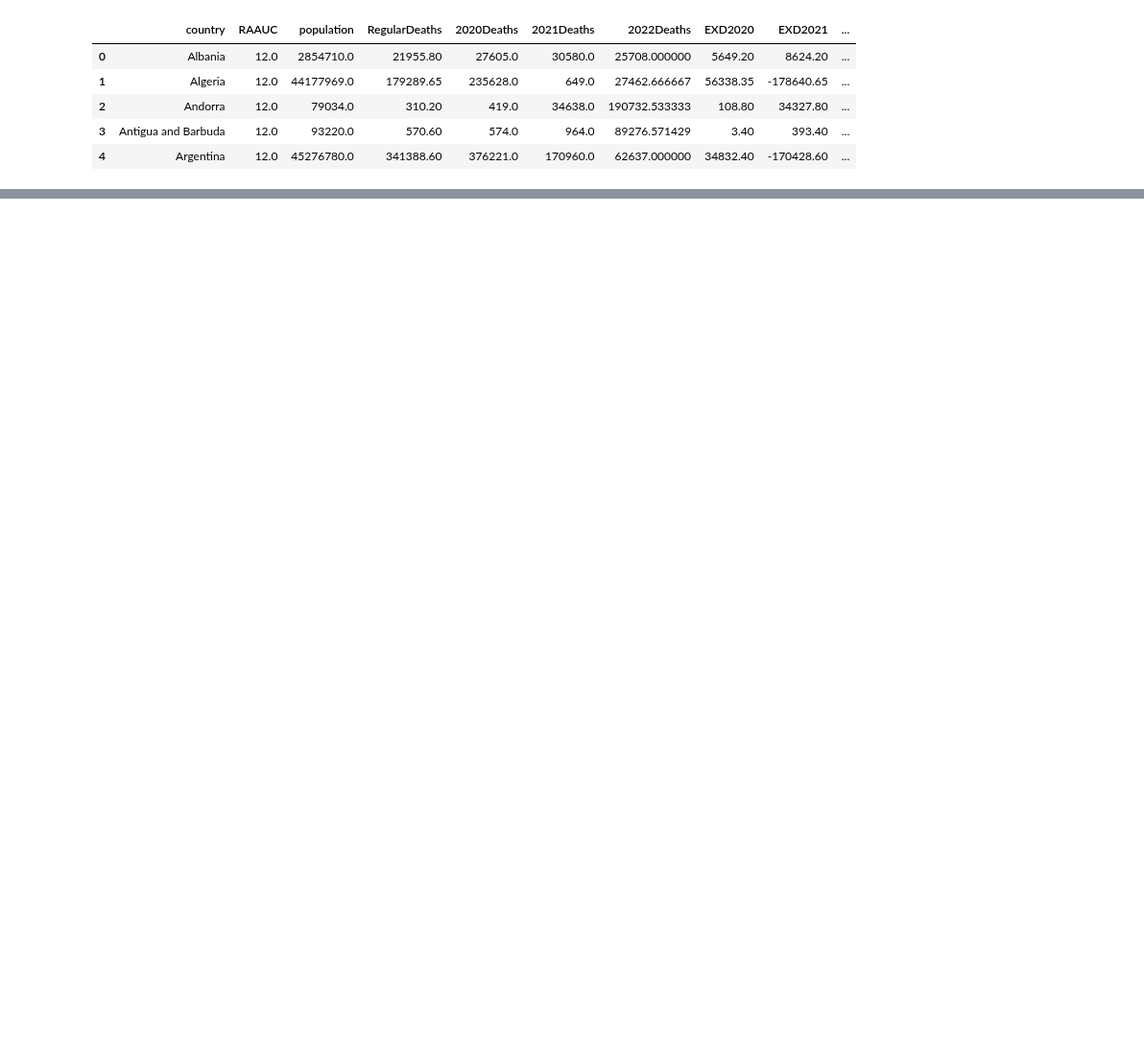
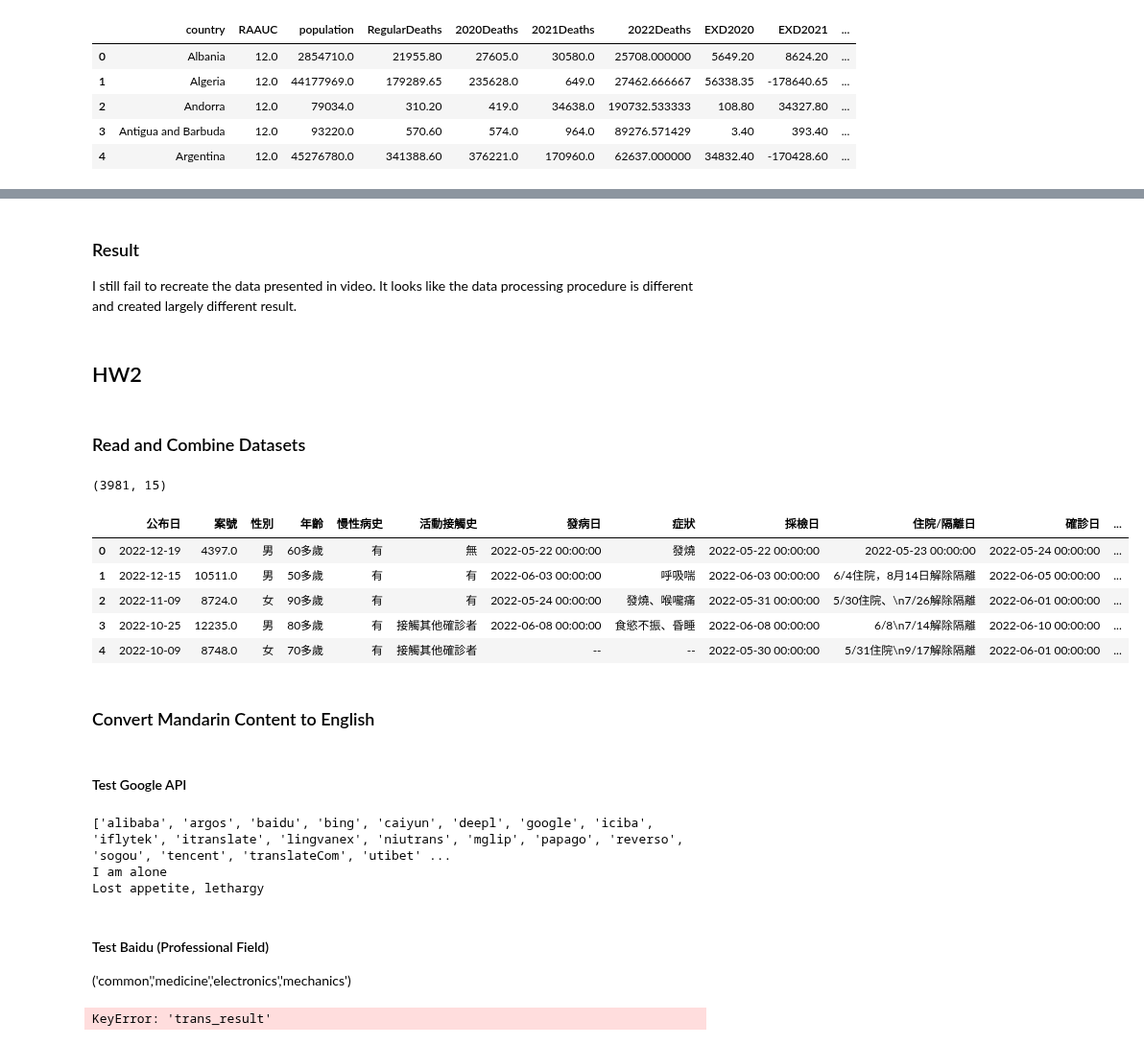
Before and after one commit to belongtothenight/BD_ML_Code, a Jupyter notebook: src/BD_w14_hw.ipynb, the cells around one changed output, grey strips where cells are left out. Shown at 96% size. Saved outputs shown, nothing was run; the diff lists cells and outputs as text; code cells hidden in the pictures; blank space fills up the shorter version.

```diff
--- a/src/BD_w14_hw.ipynb
+++ b/src/BD_w14_hw.ipynb
@@ -141,0 +173,48 @@ newDF.head()
+# %% [markdown]
+### Result
+
+I still fail to recreate the data presented in video.
+It looks like the data processing procedure is different and created largely different result.
+# %% [markdown]
+## HW2
+# %% [markdown]
+### Read and Combine Datasets
+# %%
+data_path_1 = os.path.join(
+    os.getcwd().rstrip('src'), 'data', 'TaiwanDeathDetail2021.xlsx')
+data_path_2 = os.path.join(
+    os.getcwd().rstrip('src'), 'data', 'TaiwanDeathDetail20220611.xlsx')
+data1 = pd.read_excel(data_path_1, sheet_name='TaiwanDeathDetail2021.csv')
+data2 = pd.read_excel(data_path_2, sheet_name='TaiwanDeathDetail20220611.csv')
+data = pd.concat([data1, data2], axis=0)
+print(data.shape)
+data.head()
+# %% [output]
+(3981, 15)
+|  | 公布日 | 案號 | 性別 | 年齡 | 慢性病史 | 活動接觸史 | 發病日 | 症狀 | 採檢日 | 住院/隔離日 | 確診日 | ... |
+| 0 | 2022-12-19 | 4397.0 | 男 | 60多歲 | 有 | 無 | 2022-05-22 00:00:00 | 發燒 | 2022-05-22 00:00:00 | 2022-05-23 00:00:00 | 2022-05-24 00:00:00 | ... |
+| 1 | 2022-12-15 | 10511.0 | 男 | 50多歲 | 有 | 有 | 2022-06-03 00:00:00 | 呼吸喘 | 2022-06-03 00:00:00 | 6/4住院，8月14日解除隔離 | 2022-06-05 00:00:00 | ... |
+| 2 | 2022-11-09 | 8724.0 | 女 | 90多歲 | 有 | 有 | 2022-05-24 00:00:00 | 發燒、喉嚨痛 | 2022-05-31 00:00:00 | 5/30住院、\n7/26解除隔離 | 2022-06-01 00:00:00 | ... |
+| 3 | 2022-10-25 | 12235.0 | 男 | 80多歲 | 有 | 接觸其他確診者 | 2022-06-08 00:00:00 | 食慾不振、昏睡 | 2022-06-08 00:00:00 | 6/8\n7/14解除隔離 | 2022-06-10 00:00:00 | ... |
+| 4 | 2022-10-09 | 8748.0 | 女 | 70多歲 | 有 | 接觸其他確診者 | -- | -- | 2022-05-30 00:00:00 | 5/31住院\n9/17解除隔離 | 2022-06-01 00:00:00 | ... |
+# %% [markdown]
+### Convert Mandarin Content to English
+# %% [markdown]
+#### Test Google API
+# %%
+# https://pypi.org/project/translators/
+print(ts.translators_pool)
+print(ts.translate_text('我是一個人'))
+print(tss.google('食慾不振、昏睡', from_language='zh', to_language='en'))
+# %% [output]
+['alibaba', 'argos', 'baidu', 'bing', 'caiyun', 'deepl', 'google', 'iciba', 'iflytek', 'itranslate', 'lingvanex', 'niutrans', 'mglip', 'papago', 'reverso', 'sogou', 'tencent', 'translateCom', 'utibet' ...
+I am alone
+Lost appetite, lethargy
+# %% [markdown]
+#### Test Baidu (Professional Field)
+('common','medicine','electronics','mechanics')
+# %%
+# super unstable
+print(tss.baidu('食慾不振、昏睡', professional_field='medicine'))
+# %% [output]
+KeyError: 'trans_result'
```
Also changed, not shown: parts of 10 cells of this notebook.
